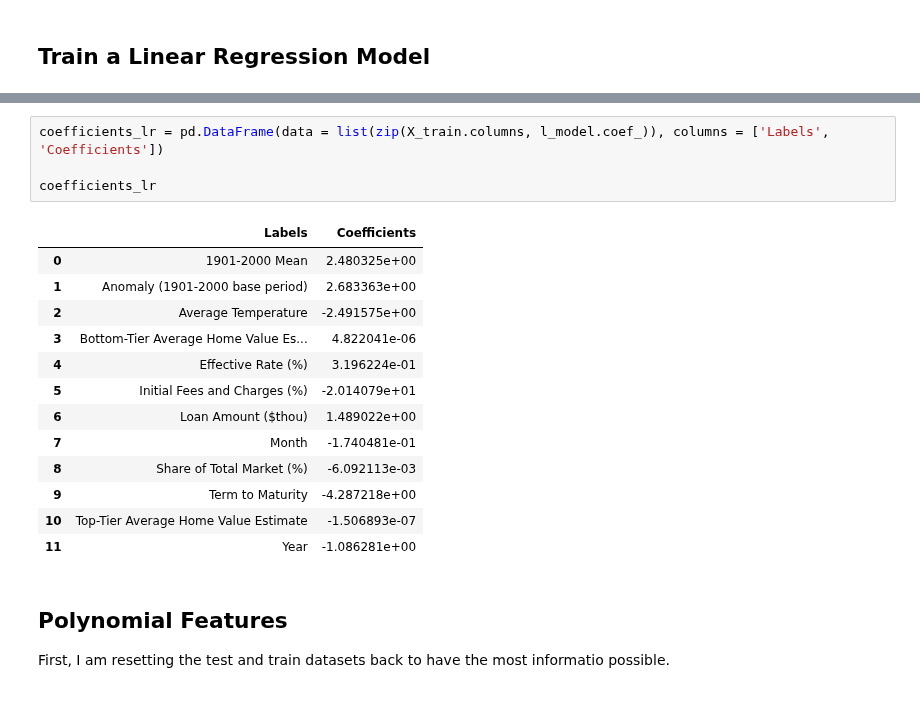
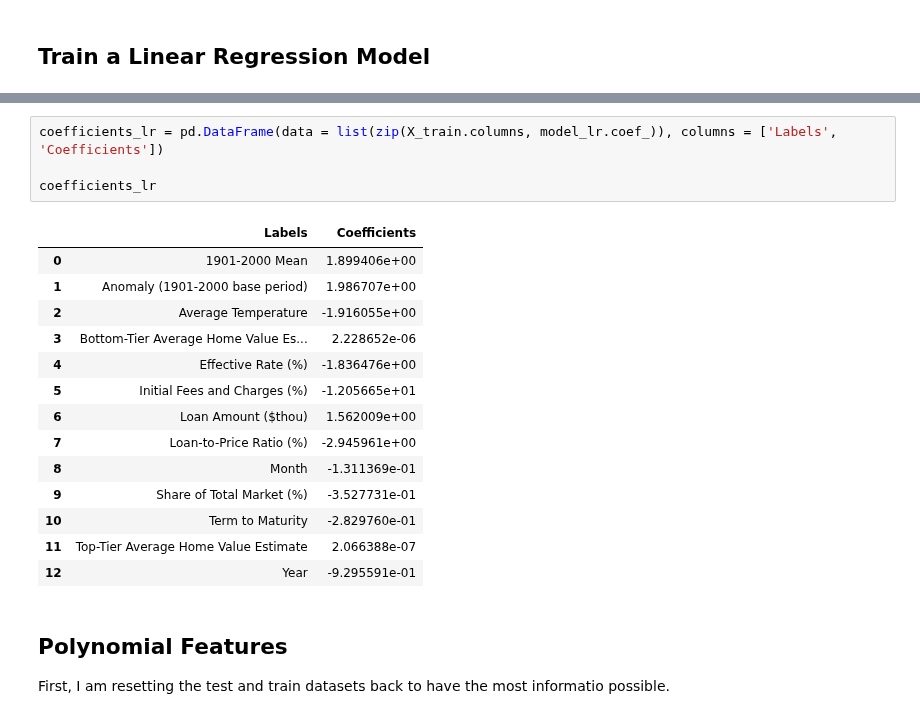
Before and after one commit to MLFP-90803-SP24-FinalProjects/Team17-FinalProject, a Jupyter notebook: Q1_Regression_without_Geospatial.ipynb, the cells around one changed output, grey strips where cells are left out. Drawn from its saved outputs; the diff is of its cells as text.

```diff
--- a/Q1_Regression_without_Geospatial.ipynb
+++ b/Q1_Regression_without_Geospatial.ipynb
@@ -101,21 +109,22 @@ mean_squared_error_test: 47.131
 # %%
-coefficients_lr = pd.DataFrame(data = list(zip(X_train.columns, l_model.coef_)), columns = ['Labels', 'Coefficients'])
+coefficients_lr = pd.DataFrame(data = list(zip(X_train.columns, model_lr.coef_)), columns = ['Labels', 'Coefficients'])
 
 coefficients_lr
 # %% [output]
 |  | Labels | Coefficients |
-| 0 | 1901-2000 Mean | 2.480325e+00 |
-| 1 | Anomaly (1901-2000 base period) | 2.683363e+00 |
-| 2 | Average Temperature | -2.491575e+00 |
-| 3 | Bottom-Tier Average Home Value Es... | 4.822041e-06 |
-| 4 | Effective Rate (%) | 3.196224e-01 |
-| 5 | Initial Fees and Charges (%) | -2.014079e+01 |
-| 6 | Loan Amount ($thou) | 1.489022e+00 |
-| 7 | Month | -1.740481e-01 |
-| 8 | Share of Total Market (%) | -6.092113e-03 |
-| 9 | Term to Maturity | -4.287218e+00 |
-| 10 | Top-Tier Average Home Value Estimate | -1.506893e-07 |
-| 11 | Year | -1.086281e+00 |
+| 0 | 1901-2000 Mean | 1.899406e+00 |
+| 1 | Anomaly (1901-2000 base period) | 1.986707e+00 |
+| 2 | Average Temperature | -1.916055e+00 |
+| 3 | Bottom-Tier Average Home Value Es... | 2.228652e-06 |
+| 4 | Effective Rate (%) | -1.836476e+00 |
+| 5 | Initial Fees and Charges (%) | -1.205665e+01 |
+| 6 | Loan Amount ($thou) | 1.562009e+00 |
+| 7 | Loan-to-Price Ratio (%) | -2.945961e+00 |
+| 8 | Month | -1.311369e-01 |
+| 9 | Share of Total Market (%) | -3.527731e-01 |
+| 10 | Term to Maturity | -2.829760e-01 |
+| 11 | Top-Tier Average Home Value Estimate | 2.066388e-07 |
+| 12 | Year | -9.295591e-01 |
 # %% [markdown]
 ## Polynomial Features
 First, I am resetting the test and train datasets back to have the most informatio possible.
```
Also changed, not shown: parts of 11 cells of this notebook.
